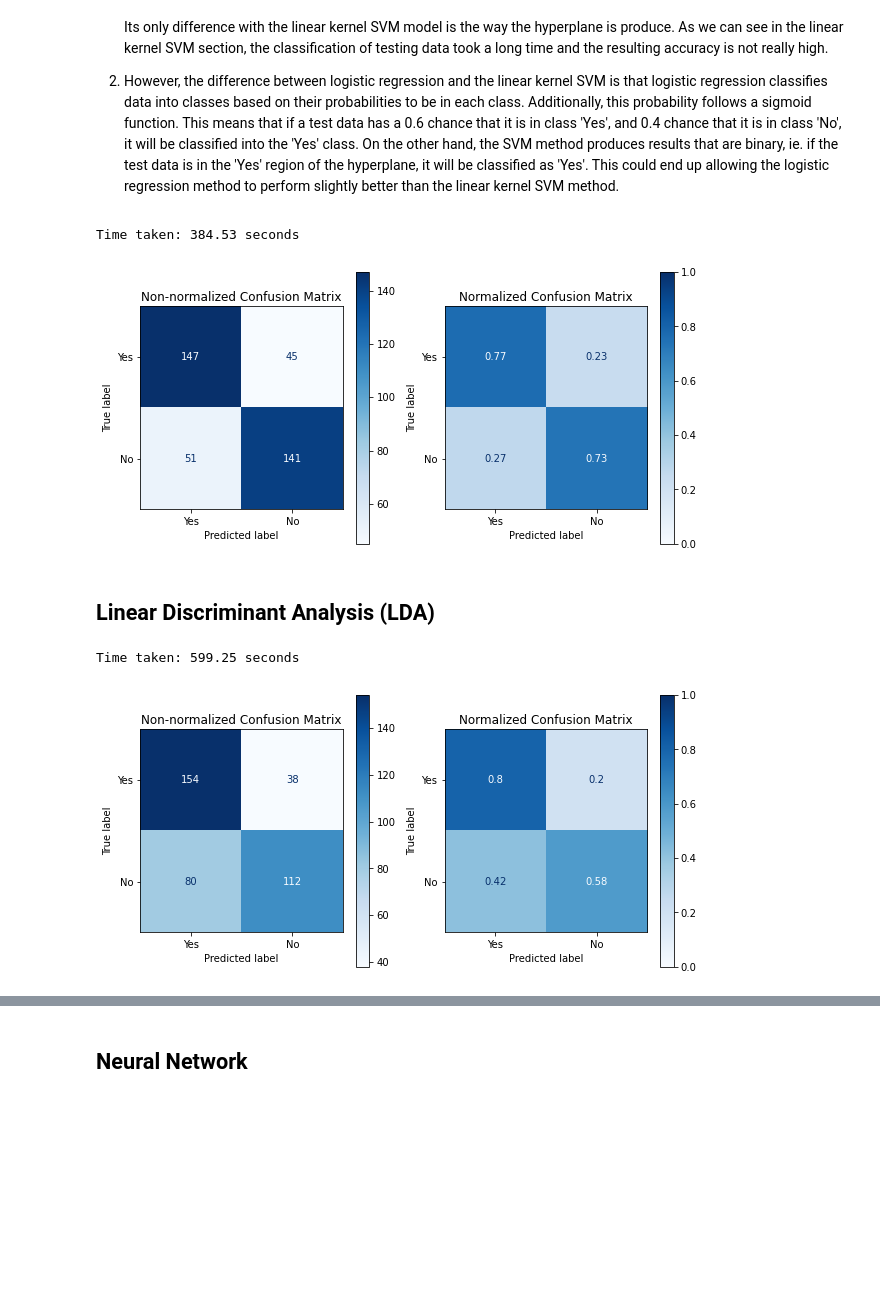
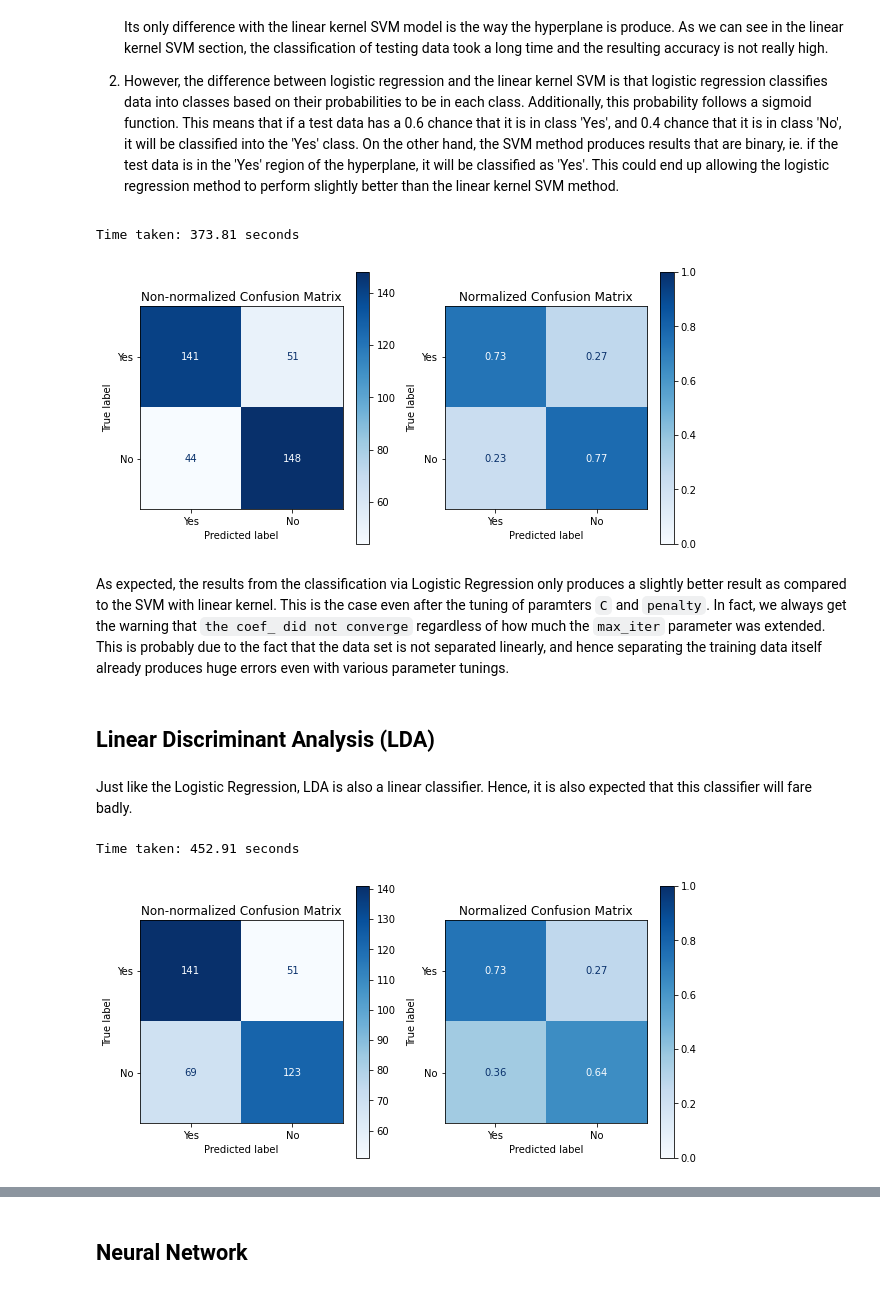
Before and after one commit to zengfung/MaskDetectionWithPython, a Jupyter notebook: Machine Learning Classification and Analysis.ipynb, the cells around one changed output, grey strips where cells are left out. Cells and saved outputs as stored; diff of their text form; code cells hidden in the pictures; blank space fills up the shorter version.

```diff
--- a/Machine Learning Classification and Analysis.ipynb
+++ b/Machine Learning Classification and Analysis.ipynb
@@ -267,6 +298,7 @@ start = time.time()
 (train_U, train_S, train_V) = classify_svd_training(train_x, train_y)
 end = time.time()
 time_taken = end - start
+svd_train_time = time_taken
 
 print('Time taken:', round(time_taken, 2), 'seconds')
 # %% [output]
@@ -366,8 +398,11 @@ As we can see in the figure above, the time taken to predict increases exponenti
 # %%
 from sklearn.metrics import ConfusionMatrixDisplay
 
+k_singularval = (accuracy.index(max(accuracy)) + 1) * 5
+varname = 'SVD - ' + str(k_singularval)
+
 start = time.time()
-test_y_pred = classify_test(test_x, 430, train_U)
+test_y_pred = classify_test(test_x, k_singularval, train_U)
 end = time.time()
 time_taken = end - start
 
@@ -381,6 +416,11 @@ for i, normal in enumerate([None, 'true']):
     disp.plot(ax = ax[i], cmap = plt.cm.Blues)
     if i == 0:
         disp.ax_.set_title('Non-normalized Confusion Matrix')
+        classification_result[varname] = {'Time' : svd_train_time + time_taken,
+                                     'True Positive' : confmat[0][0],
+                                     'True Negative' : confmat[1][1],
+                                     'False Positive' : confmat[1][0],
+                                     'False Negative' : confmat[0][1]}
     else:
         disp.ax_.set_title('Normalized Confusion Matrix')
         disp.im_.set_clim(0,1)
@@ -390,6 +430,9 @@ Time taken: 371.09 seconds
 # %%
+k_singularval = (accuracy.index(max(accuracy[:40])) + 1) * 5
+varname = 'SVD - ' + str(k_singularval)
+
 start = time.time()
-test_y_pred = classify_test(test_x, 175, train_U)
+test_y_pred = classify_test(test_x, 155, train_U)
 end = time.time()
 time_taken = end - start
 
@@ -403,6 +446,11 @@ for i, normal in enumerate([None, 'true']):
     disp.plot(ax = ax[i], cmap = plt.cm.Blues)
     if i == 0:
         disp.ax_.set_title('Non-normalized Confusion Matrix')
+        classification_result['SVD - 155'] = {'Time' : svd_train_time + time_taken,
+                                     'True Positive' : confmat[0][0],
+                                     'True Negative' : confmat[1][1],
+                                     'False Positive' : confmat[1][0],
+                                     'False Negative' : confmat[0][1]}
     else:
         disp.ax_.set_title('Normalized Confusion Matrix')
         disp.im_.set_clim(0,1)
@@ -421,29 +469,45 @@ Before the start of training a model using logistic regression, my guess would b
 from sklearn.linear_model import LogisticRegression
 
 start = time.time()
-classifier6 = LogisticRegression(solver = 'saga', penalty = 'l1', C = 0.1, max_iter = 100)
+classifier6 = LogisticRegression(solver = 'saga', penalty = 'l1', C =100, max_iter = 100)
 classifier6.fit(train_x, train_y)
-plot_confmat(classifier6, test_x, test_y_true)
+[[tp, fn], [fp, tn]] = plot_confmat(classifier6, test_x, test_y_true)
 end = time.time()
 time_taken = end - start
 
 print('Time taken:', round(time_taken,2), 'seconds')
+
+classification_result['Logistic Reg.'] = {'Time' : time_taken,
+                                          'True Positive' : tp,
+                                          'True Negative' : tn,
+                                          'False Positive' : fp,
+                                          'False Negative' : fn}
 # %% [output]
-Time taken: 384.53 seconds
+Time taken: 373.81 seconds
 [figure]
+# %% [markdown]
+As expected, the results from the classification via Logistic Regression only produces a slightly better result as compared to the SVM with linear kernel. This is the case even after the tuning of paramters `C` and `penalty`. In fact, we always get the warning that `the coef_ did not converge` regardless of how much the `max_iter` parameter was extended. This is probably due to the fact that the data set is not separated linearly, and hence separating the training data itself already produces huge errors even with various parameter tunings.
 # %% [markdown]
 ## Linear Discriminant Analysis (LDA)
+# %% [markdown]
+Just like the Logistic Regression, LDA is also a linear classifier. Hence, it is also expected that this classifier will fare badly.
 # %%
 from sklearn.discriminant_analysis import LinearDiscriminantAnalysis
 
 start = time.time()
 classifier7 = LinearDiscriminantAnalysis(solver = 'svd')
 classifier7.fit(train_x, train_y)
-plot_confmat(classifier7, test_x, test_y_true)
+[[tp, fn], [fp, tn]] = plot_confmat(classifier7, test_x, test_y_true)
 end = time.time()
 time_taken = end - start
 
 print('Time taken:', round(time_taken,2), 'seconds')
+
+classification_result['LDA'] = {'Time' : time_taken,
+                                'True Positive' : tp,
+                                'True Negative' : tn,
+                                'False Positive' : fp,
+                                'False Negative' : fn}
 # %% [output]
-Time taken: 599.25 seconds
+Time taken: 452.91 seconds
-[figure, old version]
+[figure, new version]
```
Also changed, not shown: parts of 31 cells of this notebook, 1 other file.
